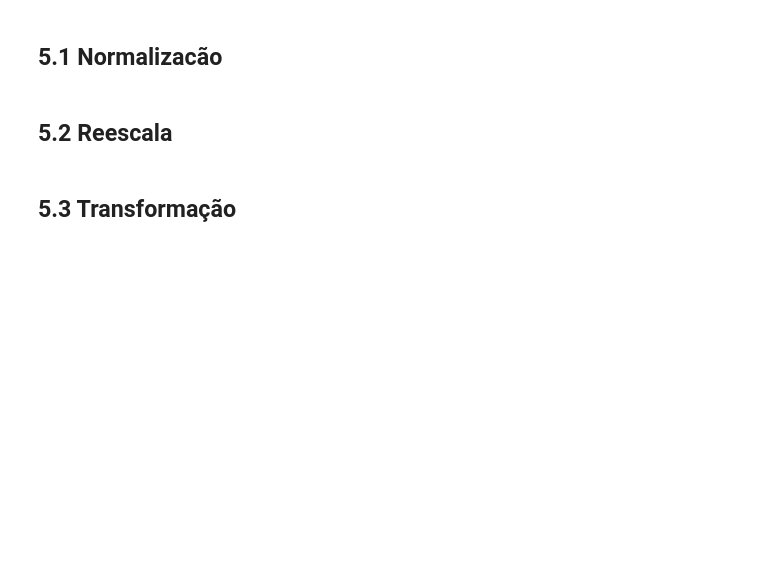
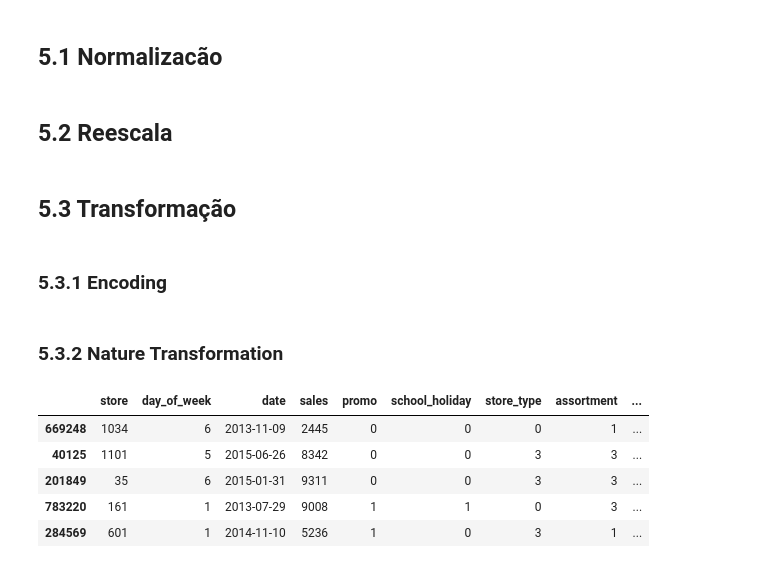
Before and after one commit to joaovitor-oliveira/RossmannSales, a Jupyter notebook: store_sales_prediction.ipynb, the cells around one changed output. Cells and saved outputs as stored; diff of their text form; code cells hidden in the pictures; blank space fills up the shorter version.

Commit message:
Data Preparation - Transformação concluída

```diff
--- a/store_sales_prediction.ipynb
+++ b/store_sales_prediction.ipynb
@@ -728,0 +724,40 @@ df5["promo_time_week"] = mms.fit_transform(df5[["promo_time_week"]].values)
+# %% [markdown]
+### 5.3.1 Encoding
+# %%
+# state_holiday
+df5 = pd.get_dummies(df5, prefix=["state_holiday"], columns=["state_holiday"])
+
+# store_type
+le = preprocessing.LabelEncoder()
+df5["store_type"] = le.fit_transform(df5["store_type"])
+
+# assortment
+assortment_dict = {"basic": 1, "extra": 2, "extended": 3}
+df5["assortment"] = df5["assortment"].map(assortment_dict)
+# %% [markdown]
+### 5.3.2 Nature Transformation
+# %%
+# day of week
+df5["day_of_week_sin"] = df5["day_of_week"].apply(lambda x: np.sin(x * (2. * np.pi / 7)))
+df5["day_of_week_cos"] = df5["day_of_week"].apply(lambda x: np.cos(x * (2. * np.pi / 7)))
+
+# month
+df5["month_sin"] = df5["month"].apply(lambda x: np.sin(x * (2. * np.pi / 12)))
+df5["month_cos"] = df5["month"].apply(lambda x: np.cos(x * (2. * np.pi / 12)))
+
+# day
+df5["day_sin"] = df5["day"].apply(lambda x: np.sin(x * (2. * np.pi / 30)))
+df5["day_cos"] = df5["day"].apply(lambda x: np.cos(x * (2. * np.pi / 30)))
+
+# week of year
+df5["week_of_year_sin"] = df5["week_of_year"].apply(lambda x: np.sin(x * (2. * np.pi / 52)))
+df5["week_of_year_cos"] = df5["week_of_year"].apply(lambda x: np.cos(x * (2. * np.pi / 52)))
+# %%
+df5.sample(5)
+# %% [output]
+|  | store | day_of_week | date | sales | promo | school_holiday | store_type | assortment | ... |
+| 669248 | 1034 | 6 | 2013-11-09 | 2445 | 0 | 0 | 0 | 1 | ... |
+| 40125 | 1101 | 5 | 2015-06-26 | 8342 | 0 | 0 | 3 | 3 | ... |
+| 201849 | 35 | 6 | 2015-01-31 | 9311 | 0 | 0 | 3 | 3 | ... |
+| 783220 | 161 | 1 | 2013-07-29 | 9008 | 1 | 1 | 0 | 3 | ... |
+| 284569 | 601 | 1 | 2014-11-10 | 5236 | 1 | 0 | 3 | 1 | ... |
```
Also changed, not shown: parts of 1 cell of this notebook.
